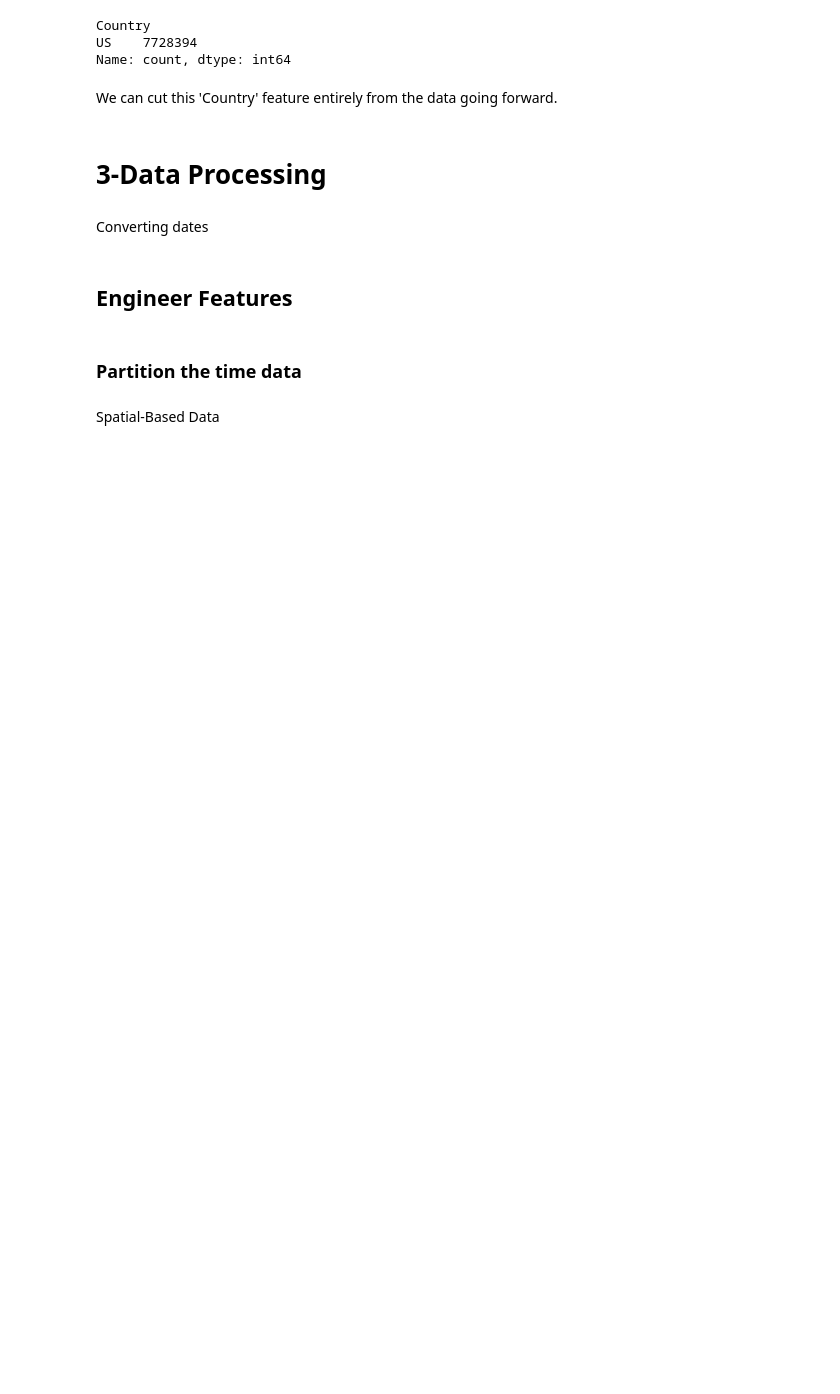
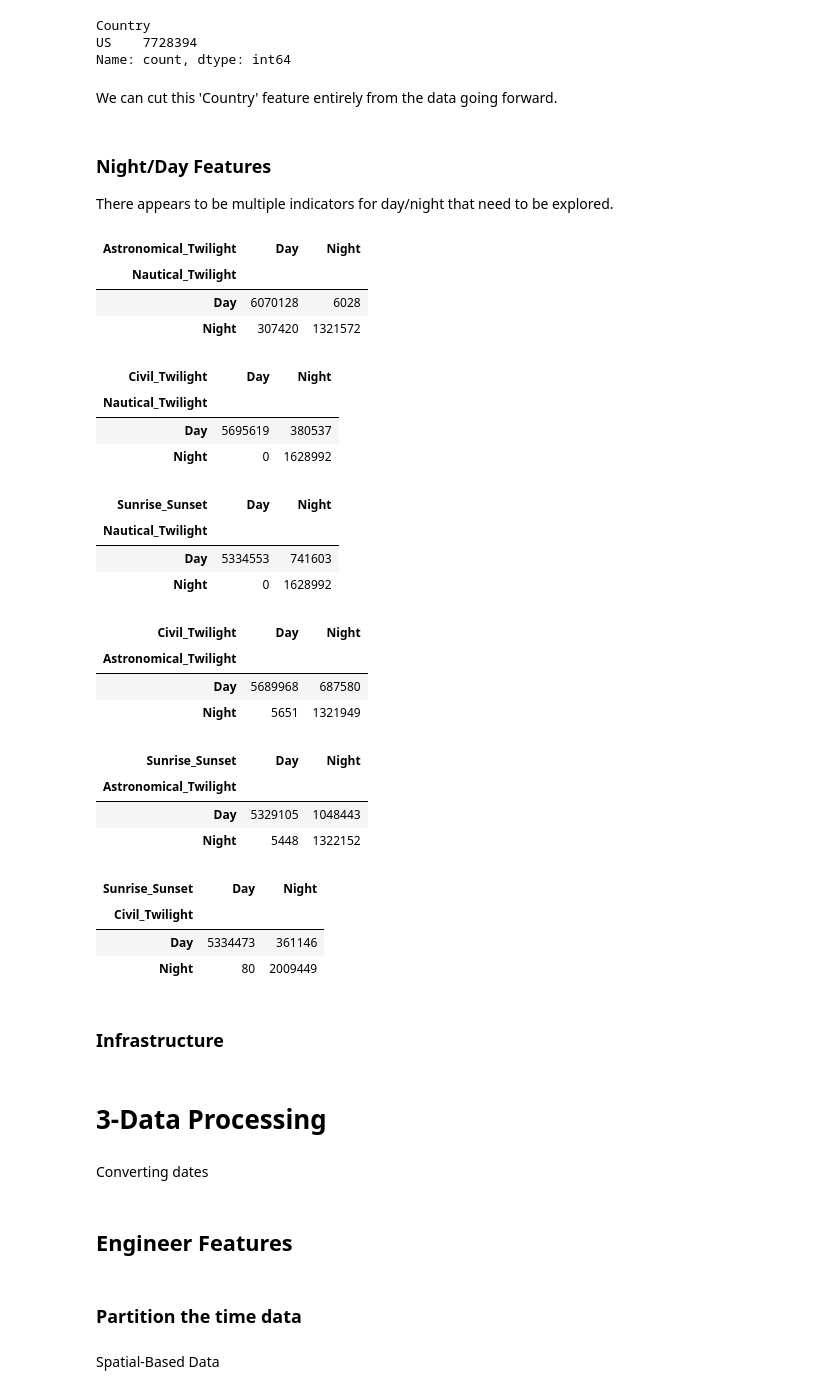
Before and after one commit to gpo2105/Capstone_1, a Jupyter notebook: Draft.ipynb, the cells around one changed output. Drawn from its saved outputs; the diff is of its cells as text; code cells hidden in the pictures; blank space fills up the shorter version.

```diff
--- a/Draft.ipynb
+++ b/Draft.ipynb
@@ -236,6 +260,54 @@ US    7728394
 Name: count, dtype: int64
 # %% [markdown]
 We can cut this 'Country' feature entirely from the data going forward.
+# %% [markdown]
+### Night/Day Features
+
+There appears to be multiple indicators for day/night that need to be explored.
+# %%
+pd.crosstab(data['Nautical_Twilight'],data['Astronomical_Twilight'])
+# %% [output]
+| Astronomical_Twilight | Day | Night |
+| Nautical_Twilight |  |  |
+| Day | 6070128 | 6028 |
+| Night | 307420 | 1321572 |
+# %%
+pd.crosstab(data['Nautical_Twilight'],data['Civil_Twilight'])
+# %% [output]
+| Civil_Twilight | Day | Night |
+| Nautical_Twilight |  |  |
+| Day | 5695619 | 380537 |
+| Night | 0 | 1628992 |
+# %%
+pd.crosstab(data['Nautical_Twilight'],data['Sunrise_Sunset'])
+# %% [output]
+| Sunrise_Sunset | Day | Night |
+| Nautical_Twilight |  |  |
+| Day | 5334553 | 741603 |
+| Night | 0 | 1628992 |
+# %%
+pd.crosstab(data['Astronomical_Twilight'],data['Civil_Twilight'])
+# %% [output]
+| Civil_Twilight | Day | Night |
+| Astronomical_Twilight |  |  |
+| Day | 5689968 | 687580 |
+| Night | 5651 | 1321949 |
+# %%
+pd.crosstab(data['Astronomical_Twilight'],data['Sunrise_Sunset'])
+# %% [output]
+| Sunrise_Sunset | Day | Night |
+| Astronomical_Twilight |  |  |
+| Day | 5329105 | 1048443 |
+| Night | 5448 | 1322152 |
+# %%
+pd.crosstab(data['Civil_Twilight'],data['Sunrise_Sunset'])
+# %% [output]
+| Sunrise_Sunset | Day | Night |
+| Civil_Twilight |  |  |
+| Day | 5334473 | 361146 |
+| Night | 80 | 2009449 |
+# %% [markdown]
+### Infrastructure
 # %% [markdown]
 # 3-Data Processing
 # %%
```
Also changed, not shown: parts of 19 cells of this notebook, 3 other files.
